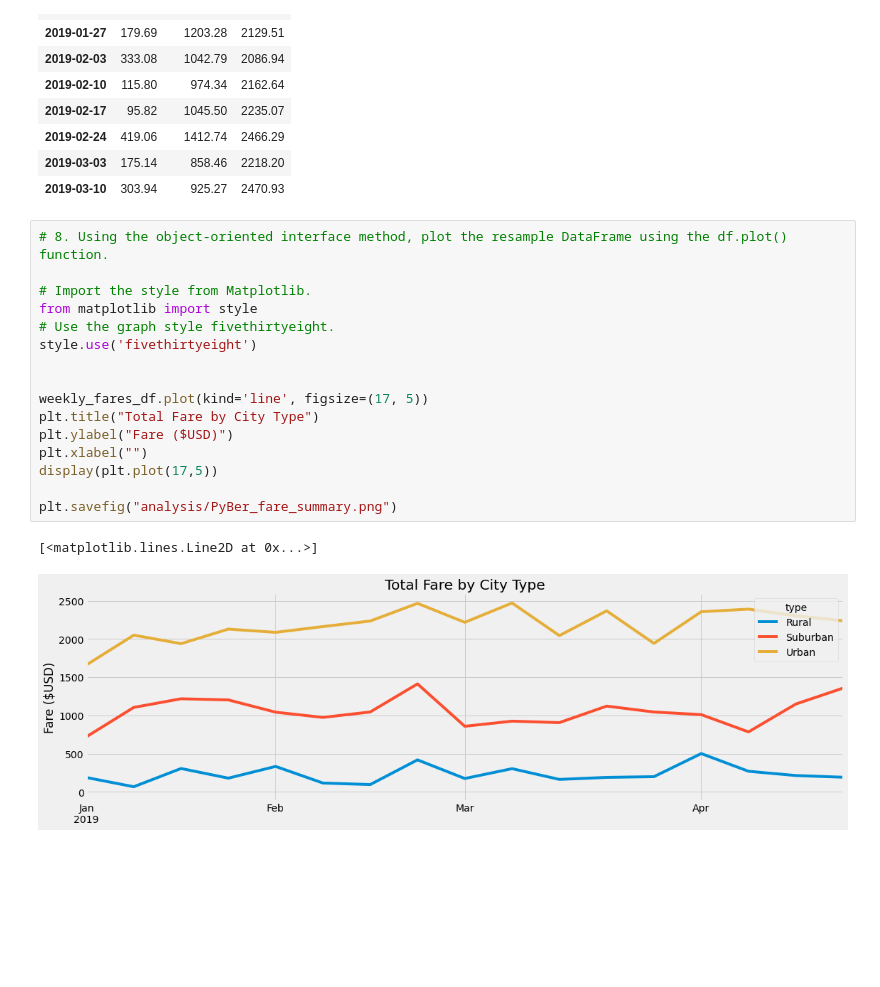
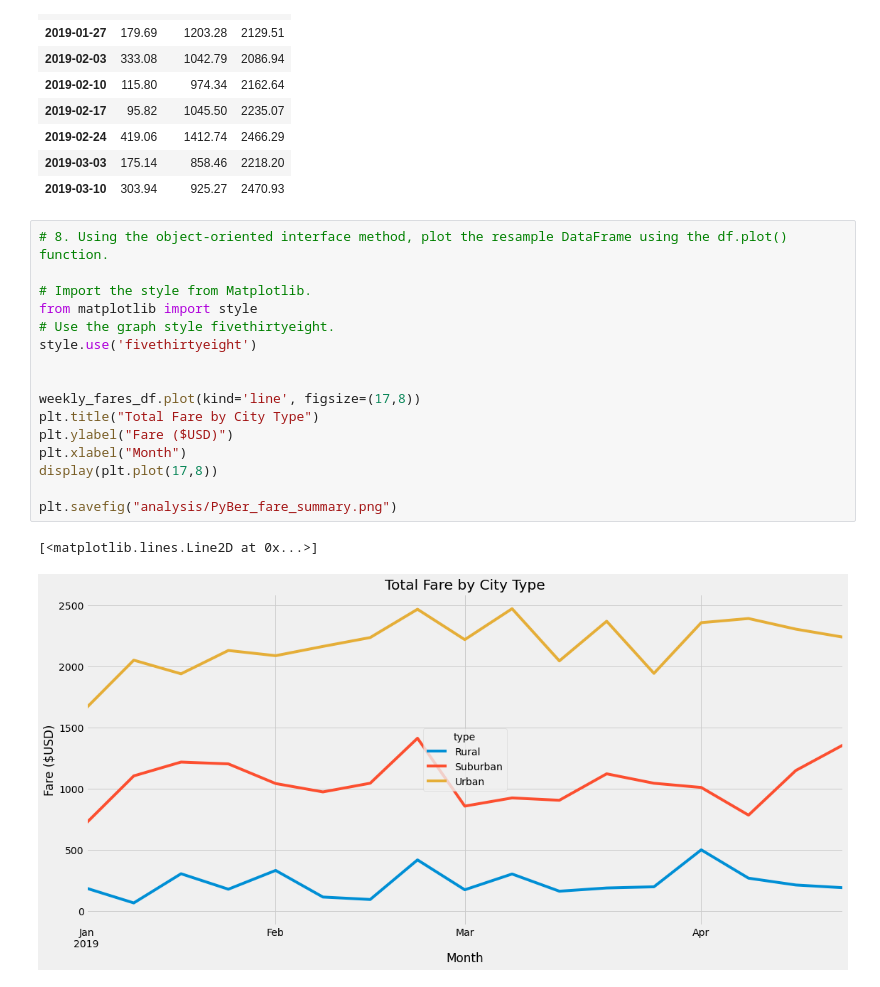
Before and after one commit to nikkiheaston/PyBer_Analysis, a Jupyter notebook: PyBer_Challenge.ipynb, the cells around one changed output. Drawn from its saved outputs; the diff is of its cells as text; blank space fills up the shorter version.

Commit message:
updated graph

```diff
--- a/PyBer_Challenge.ipynb
+++ b/PyBer_Challenge.ipynb
@@ -198,19 +198,19 @@ weekly_fares_df.head(10)
 # %%
 # 8. Using the object-oriented interface method, plot the resample DataFrame using the df.plot() function.
 
 # Import the style from Matplotlib.
 from matplotlib import style
 # Use the graph style fivethirtyeight.
 style.use('fivethirtyeight')
 
 
-weekly_fares_df.plot(kind='line', figsize=(17, 5))
+weekly_fares_df.plot(kind='line', figsize=(17,8))
 plt.title("Total Fare by City Type")
 plt.ylabel("Fare ($USD)")
-plt.xlabel("")
-display(plt.plot(17,5))
+plt.xlabel("Month")
+display(plt.plot(17,8))
 
 plt.savefig("analysis/PyBer_fare_summary.png")
 # %% [output]
 [<matplotlib.lines.Line2D at 0x...>]
-[figure, old version]
+[figure, new version]
```
Also changed, not shown: 1 other file.
